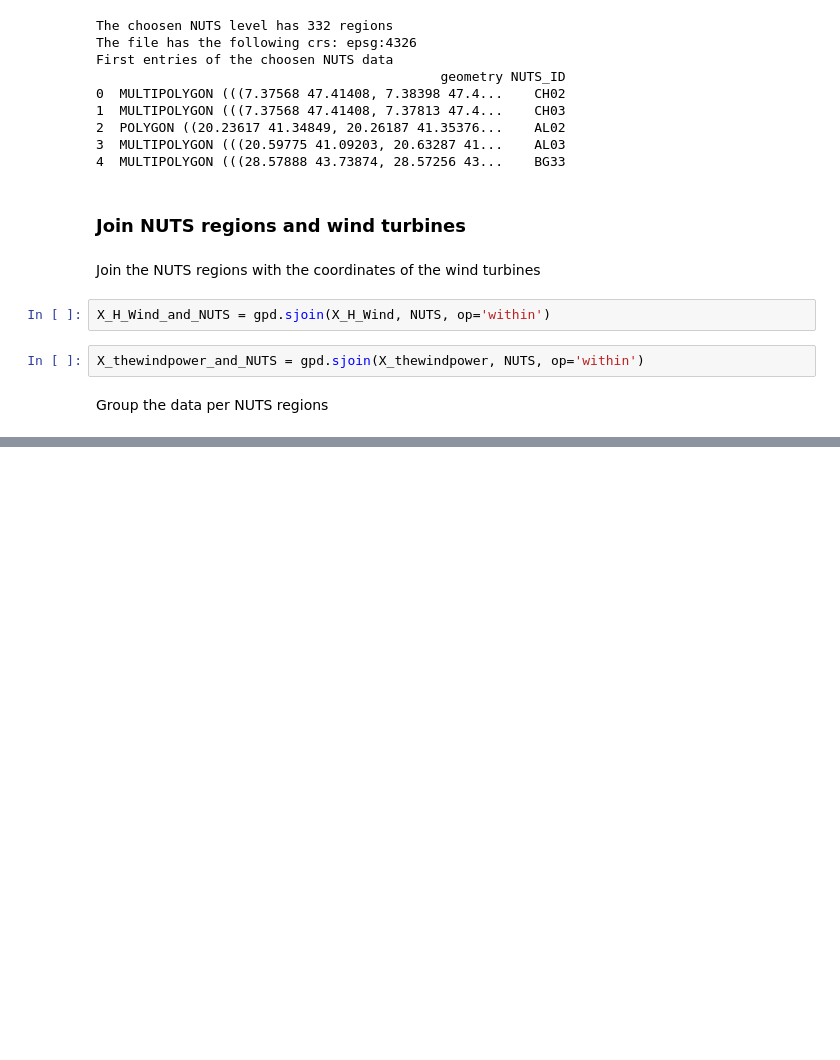
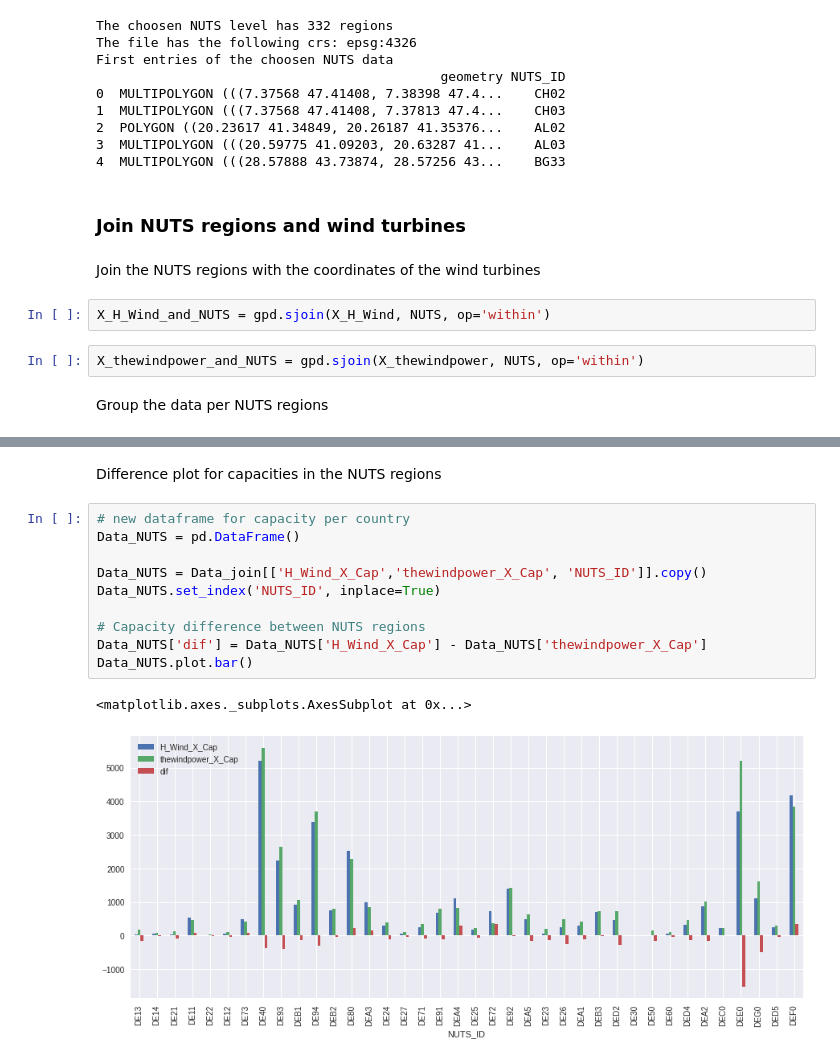
Before and after one commit to JanFrederickUnnewehr/wind_dataset_comparison, a Jupyter notebook: main.ipynb, the cells around one changed output, grey strips where cells are left out. Saved outputs shown, nothing was run; the diff lists cells and outputs as text; blank space fills up the shorter version.

```diff
--- a/main.ipynb
+++ b/main.ipynb
@@ -569,0 +555,15 @@ Combine the two datasets
+# %% [markdown]
+Difference plot for capacities in the NUTS regions
+# %%
+# new dataframe for capacity per country
+Data_NUTS = pd.DataFrame()
+
+Data_NUTS = Data_join[['H_Wind_X_Cap','thewindpower_X_Cap', 'NUTS_ID']].copy()
+Data_NUTS.set_index('NUTS_ID', inplace=True)
+
+# Capacity difference between NUTS regions
+Data_NUTS['dif'] = Data_NUTS['H_Wind_X_Cap'] - Data_NUTS['thewindpower_X_Cap']
+Data_NUTS.plot.bar()
+# %% [output]
+<matplotlib.axes._subplots.AxesSubplot at 0x...>
+[figure, added]
```
Also changed, not shown: parts of 68 cells of this notebook, 1 other file.
